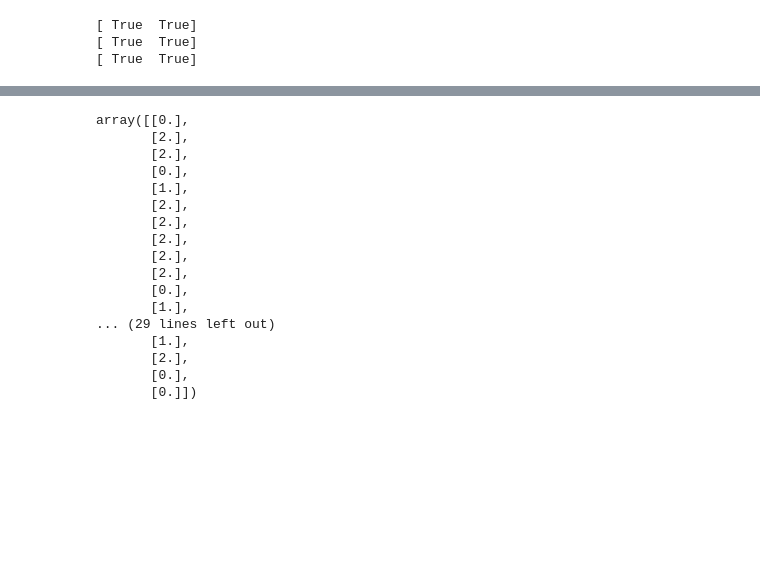
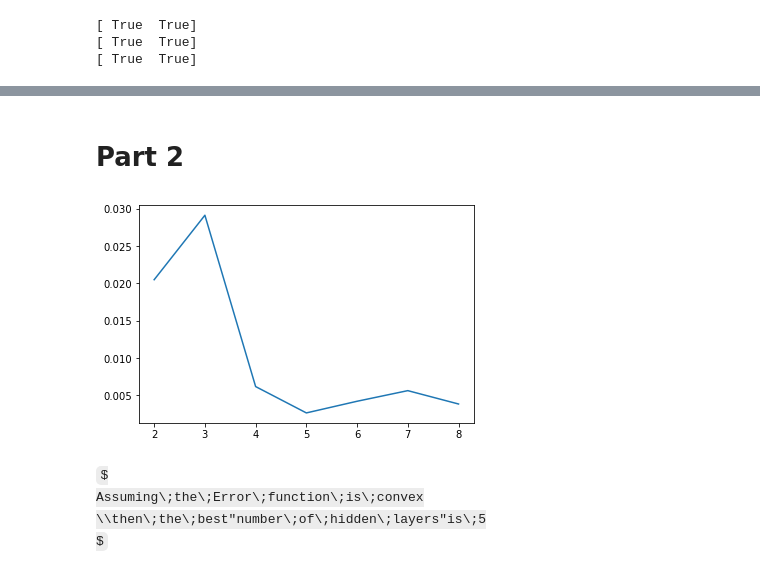
Before and after one commit to garfield-gray/NeuralNetwork, a Jupyter notebook: Hidden layer/main.ipynb, the cells around one changed output, grey strips where cells are left out. Drawn from its saved outputs; the diff is of its cells as text; code cells hidden in the pictures; some formulas as TeX source; blank space fills up the shorter version.

```diff
--- a/Hidden layer/main.ipynb
+++ b/Hidden layer/main.ipynb
@@ -143,20 +125,32 @@ array([[ 0.02428015],
-# %%
-Yv
-# %% [output]
-array([[0.],
-       [2.],
-       [2.],
-       [0.],
-       [1.],
-       [2.],
-       [2.],
-       [2.],
-       [2.],
-       [2.],
-       [0.],
-       [1.],
-... (29 lines left out)
-       [1.],
-       [2.],
-       [0.],
-       [0.]])
+# %% [markdown]
+# Part 2
+# %%
+def tuning(m, eta):
+    n,d,p = trsize,2,1
+
+    W1 = np.random.randn(d+1,m)
+    W2 = np.random.randn(m+1,p)
+
+    num_steps = int(1e5)
+
+    for i in range(num_steps):
+
+        update_pars(Yv,Xv,W1,W2)
+    return W1, W2
+# %%
+ms = np.arange(2, 9, 1)
+Errors = []
+nu, d = Xv.shape
+for i in ms:
+    Ws = tuning(i, 1e-1)
+    Errors.append(np.linalg.norm(Yv-predict(Xv, Ws[0], Ws[1]))**2/nu)
+# %%
+plt.plot(ms, Errors)
+plt.show()
+# %% [output]
+[figure, added]
+# %% [markdown]
+$
+Assuming\;the\;Error\;function\;is\;convex
+\\then\;the\;best"number\;of\;hidden\;layers"is\;5
+$
```
Also changed, not shown: parts of 8 cells of this notebook.
